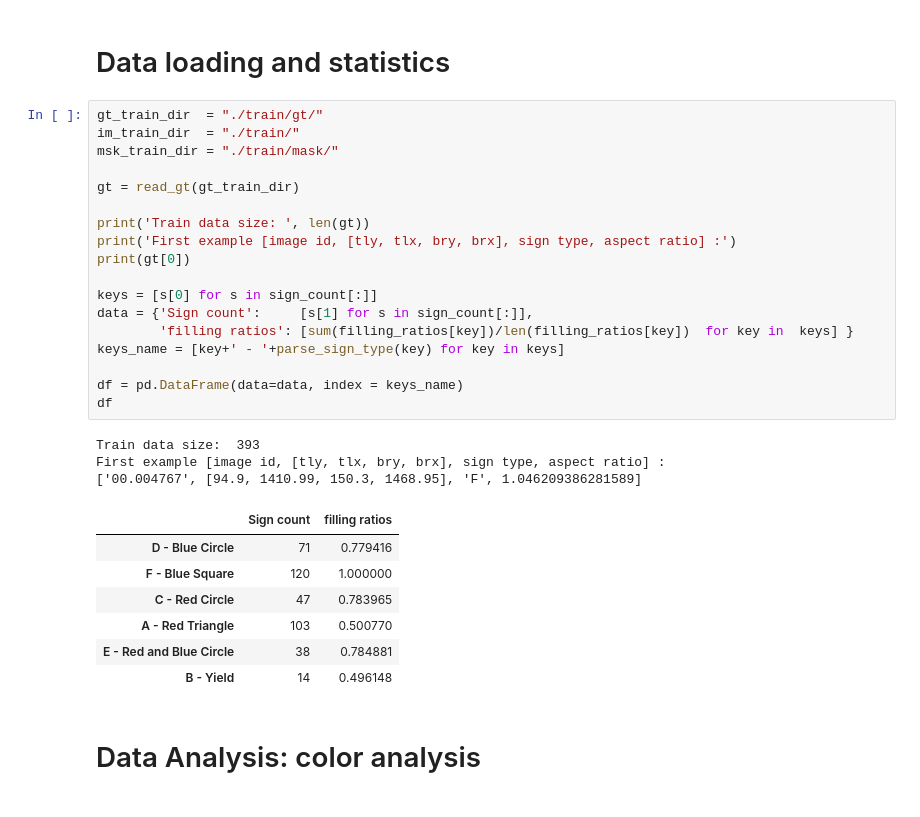
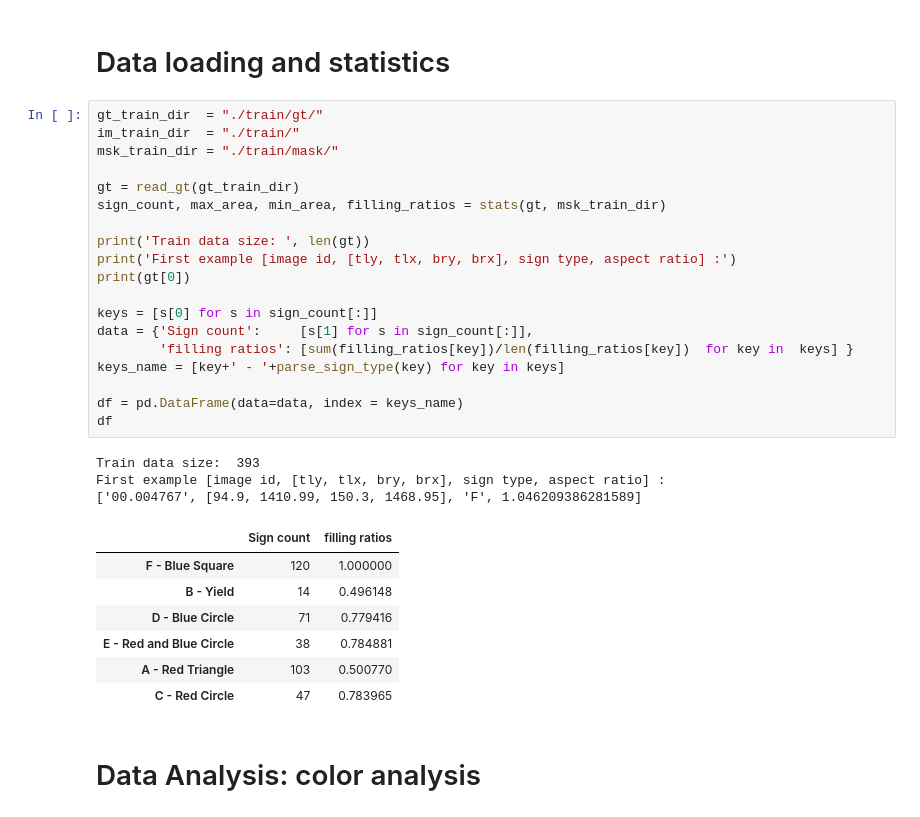
Before and after one commit to mcv-m1-project-2018/Team7, a Jupyter notebook: Demo.ipynb, the cells around one changed output. Saved outputs shown, nothing was run; the diff lists cells and outputs as text.

```diff
--- a/Demo.ipynb
+++ b/Demo.ipynb
@@ -10,32 +12,33 @@ import matplotlib.pyplot as plt
 # %%
 gt_train_dir  = "./train/gt/"
 im_train_dir  = "./train/"
 msk_train_dir = "./train/mask/"
 
 gt = read_gt(gt_train_dir)
+sign_count, max_area, min_area, filling_ratios = stats(gt, msk_train_dir)
 
 print('Train data size: ', len(gt))
 print('First example [image id, [tly, tlx, bry, brx], sign type, aspect ratio] :')
 print(gt[0])
 
 keys = [s[0] for s in sign_count[:]]
 data = {'Sign count':     [s[1] for s in sign_count[:]],
         'filling ratios': [sum(filling_ratios[key])/len(filling_ratios[key])  for key in  keys] }
 keys_name = [key+' - '+parse_sign_type(key) for key in keys]
 
 df = pd.DataFrame(data=data, index = keys_name)
 df
 # %% [output]
 Train data size:  393
 First example [image id, [tly, tlx, bry, brx], sign type, aspect ratio] :
 ['00.004767', [94.9, 1410.99, 150.3, 1468.95], 'F', 1.046209386281589]
 |  | Sign count | filling ratios |
+| F - Blue Square | 120 | 1.000000 |
+| B - Yield | 14 | 0.496148 |
 | D - Blue Circle | 71 | 0.779416 |
-| F - Blue Square | 120 | 1.000000 |
+| E - Red and Blue Circle | 38 | 0.784881 |
+| A - Red Triangle | 103 | 0.500770 |
 | C - Red Circle | 47 | 0.783965 |
-| A - Red Triangle | 103 | 0.500770 |
-| E - Red and Blue Circle | 38 | 0.784881 |
-| B - Yield | 14 | 0.496148 |
 # %% [markdown]
 # Data Analysis: color analysis
 # %%
```
Also changed, not shown: parts of 6 cells of this notebook, 3 other files.
